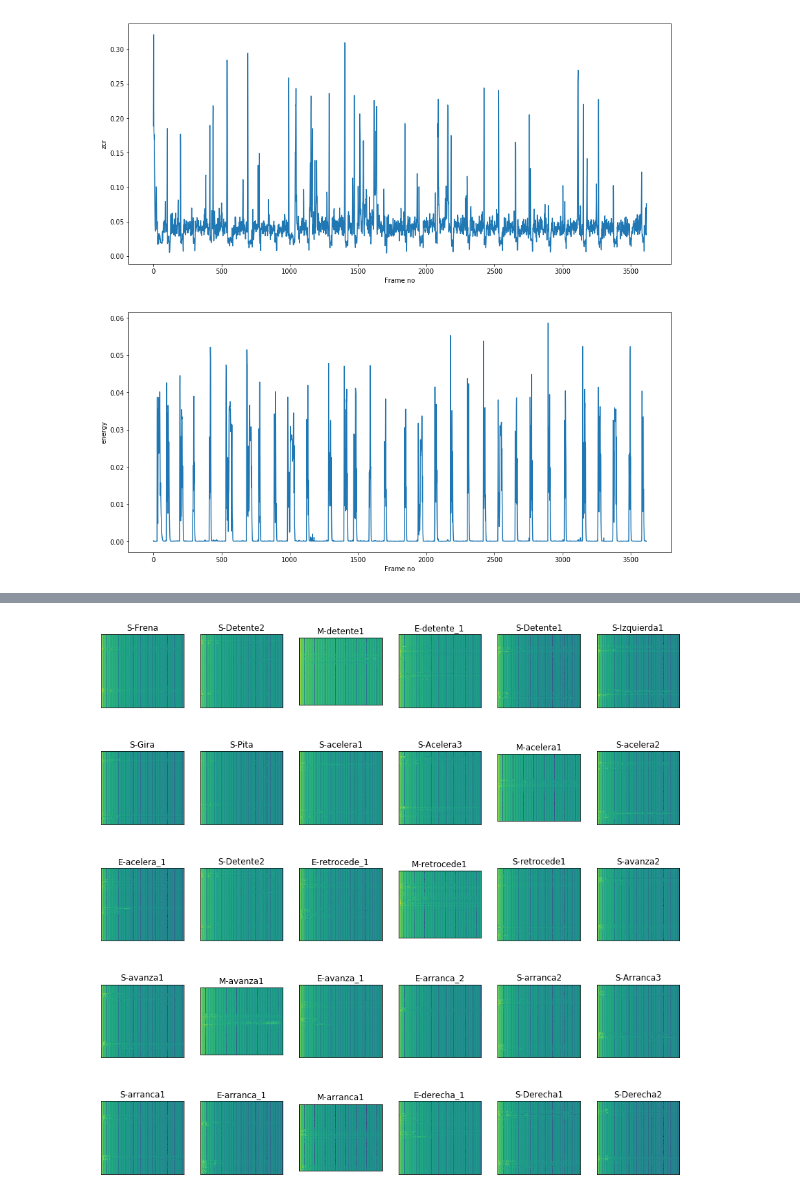
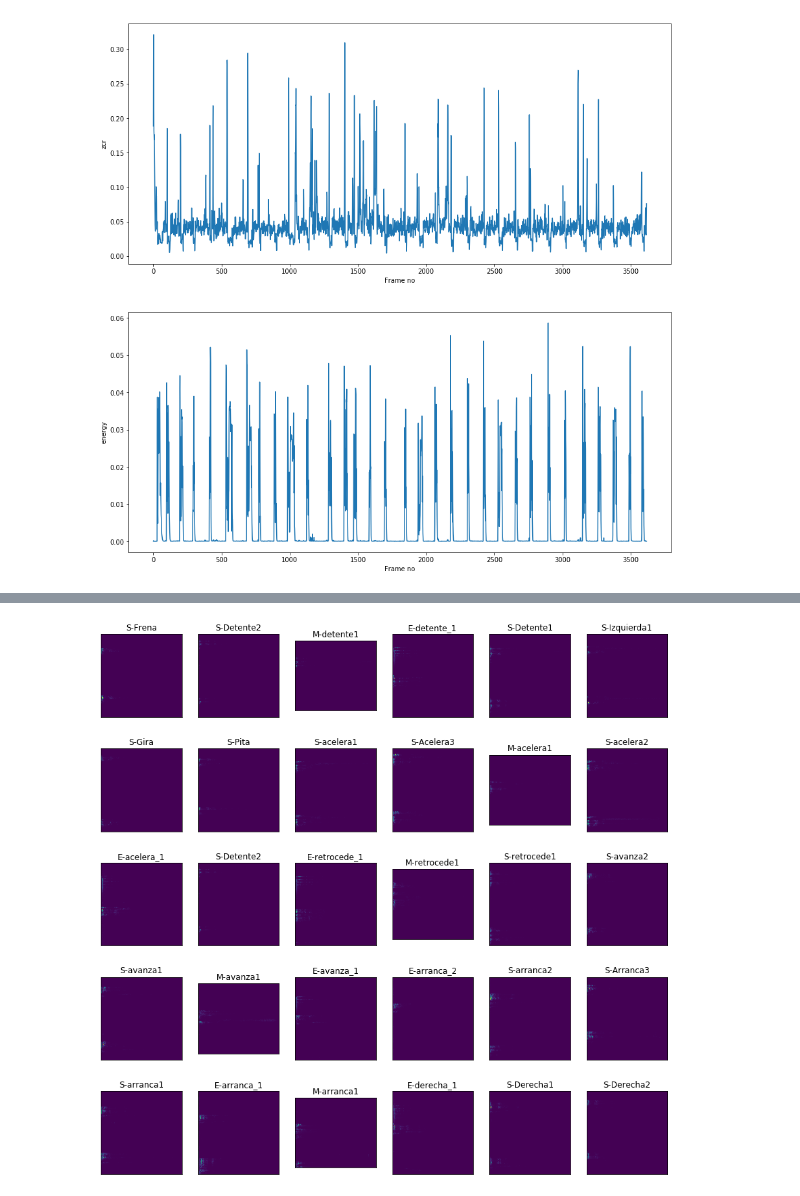
Before and after one commit to SebasPelaez/speech-recognition-pi, a Jupyter notebook: Pruebas.ipynb, the cells around one changed output, grey strips where cells are left out. Drawn from its saved outputs; the diff is of its cells as text; code cells hidden in the pictures.

```diff
--- a/Pruebas.ipynb
+++ b/Pruebas.ipynb
@@ -66,56 +96,36 @@ for word_records in os.listdir(audios_path):
     for record in os.listdir(records_path):
         records_list.append(os.path.join(records_path,record))
 # %%
-fig,axn = plt.subplots(4,8, sharex=True, sharey=True, figsize=(10,10))
+fig, axis = plt.subplots(5,6, figsize=(15,15))
+k=0
+for i in range(5):
+    for j in range(6):
 
-for ax,audio in zip(axn.flat,records_list):
+        audio = records_list[k]
 
-    audio_name = os.path.splitext(audio)[0]
-    audio_name = audio_name.split('/')[-1]
+        audio_name = os.path.splitext(audio)[0]
+        audio_name = audio_name.split('/')[-1]
 
-    [fs, x] = audioBasicIO.readAudioFile(audio)
-    x = audioBasicIO.stereo2mono(x)
+        [fs, x] = audioBasicIO.readAudioFile(audio)
+        x = audioBasicIO.stereo2mono(x)
 
-    x = np.reshape(x,(-1,1)).astype(float)
-    scaler = MinMaxScaler()
-    x = scaler.fit_transform(x)
+        x = rescaled_signal(x)
 
-    x = np.reshape(x,(-1,))
+        specgram, TimeAxis, FreqAxis = audioFeatureExtraction.stSpectogram(
+            x[:200000],
+            fs,
+            round(fs * 0.02),
+            round(fs * 0.01),
+            False
+        )
 
-    Sp = MySpectrogram(x[:200000], round(fs * 0.02),round(fs * 0.01))
+        axis[i][j].imshow(specgram)
+        axis[i][j].title.set_text(audio_name)
 
-    sns.heatmap(Sp, ax=ax,
-                cbar=False,
-                cbar_ax=None).set_title(audio_name)
+        axis[i][j].get_xaxis().set_visible(False)
+        axis[i][j].get_yaxis().set_visible(False)
+
+        k += 1
+plt.show()
+# %% [output]
+[figure, added]
-# %%
-fig, axis = plt.subplots(5,6, figsize=(15,15))
-k=0
-for i in range(5):
-    for j in range(6):
-
-        audio = records_list[k]
-
-        audio_name = os.path.splitext(audio)[0]
-        audio_name = audio_name.split('/')[-1]
-
-        [fs, x] = audioBasicIO.readAudioFile(audio)
-        x = audioBasicIO.stereo2mono(x)
-
-        x = np.reshape(x,(-1,1)).astype(float)
-        scaler = MinMaxScaler()
-        x = scaler.fit_transform(x)
-
-        x = np.reshape(x,(-1,))
-
-        Sp = MySpectrogram(x[:200000], round(fs * 0.02),round(fs * 0.01))
-
-        axis[i][j].imshow(Sp)
-        axis[i][j].title.set_text(audio_name)
-
-        axis[i][j].get_xaxis().set_visible(False)
-        axis[i][j].get_yaxis().set_visible(False)
-
-        k += 1
-plt.show()
-# %% [output]
-[figure, removed]
```
Also changed, not shown: parts of 14 cells of this notebook.
